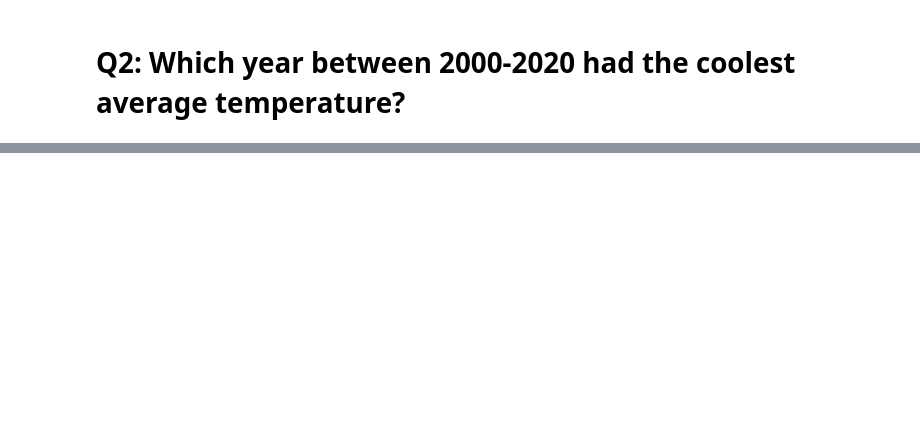
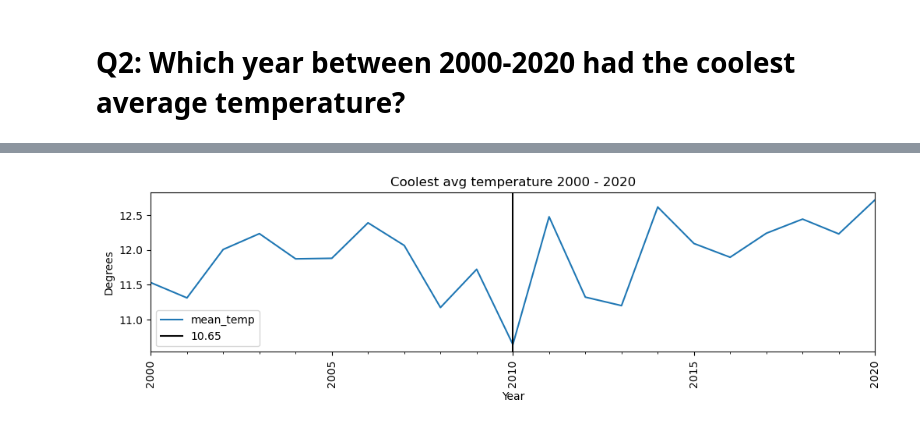
Before and after one commit to donmarcolaureano/London_weather_data, a Jupyter notebook: london_weather.ipynb, the cells around one changed output, grey strips where cells are left out. Cells and saved outputs as stored; diff of their text form; code cells hidden in the pictures; blank space fills up the shorter version.

```diff
--- a/london_weather.ipynb
+++ b/london_weather.ipynb
@@ -151,0 +313,3 @@ lw_copy
+# %%
+min_temp = avg_temp.idxmin()
+min_temp
@@ -151,0 +327,10 @@ lw_copy
+# %%
+fig, ax = plt.subplots(figsize=(12,3))
+avg_temp.plot(ax=ax, title='Coolest avg temperature 2000 - 2020')
+ax.set_ylabel('Degrees')
+ax.set_xlabel('Year')
+ax.axvline(min_temp, color='k', label='10.65')
+fig.autofmt_xdate(rotation=90,ha='center')
+plt.legend();
+# %% [output]
+[figure, added]
```
Also changed, not shown: parts of 18 cells of this notebook.
